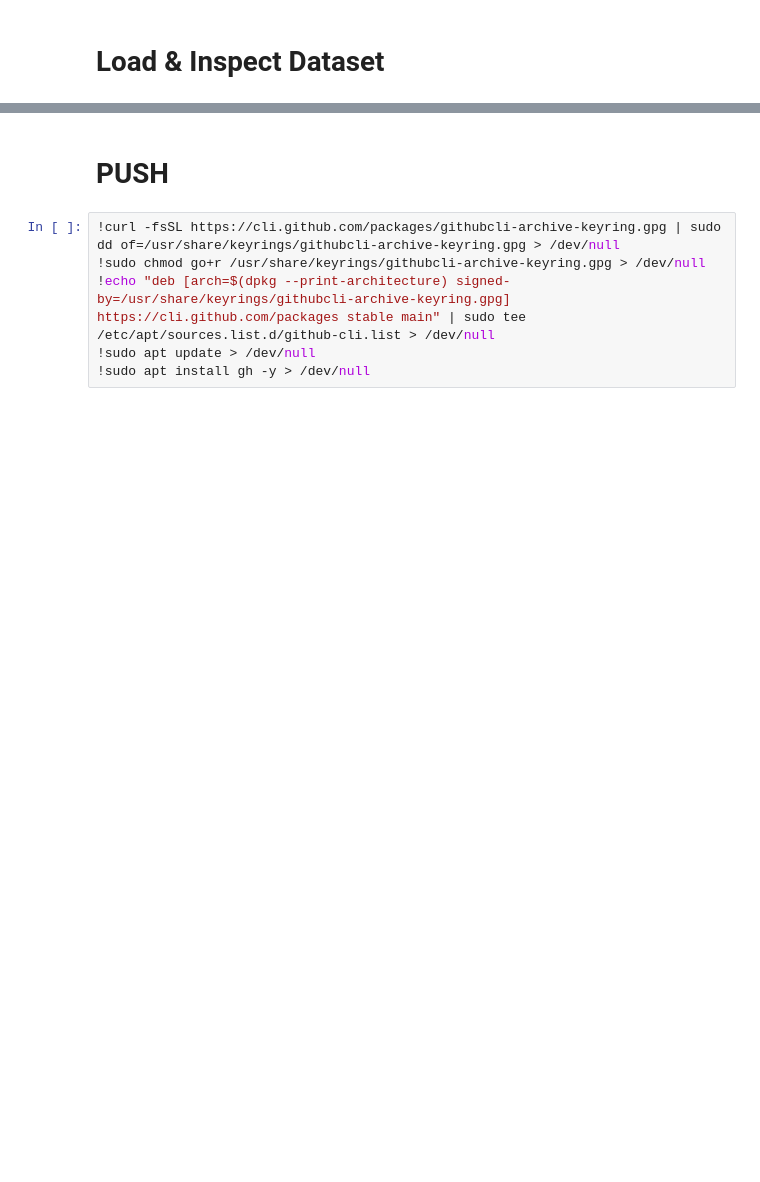
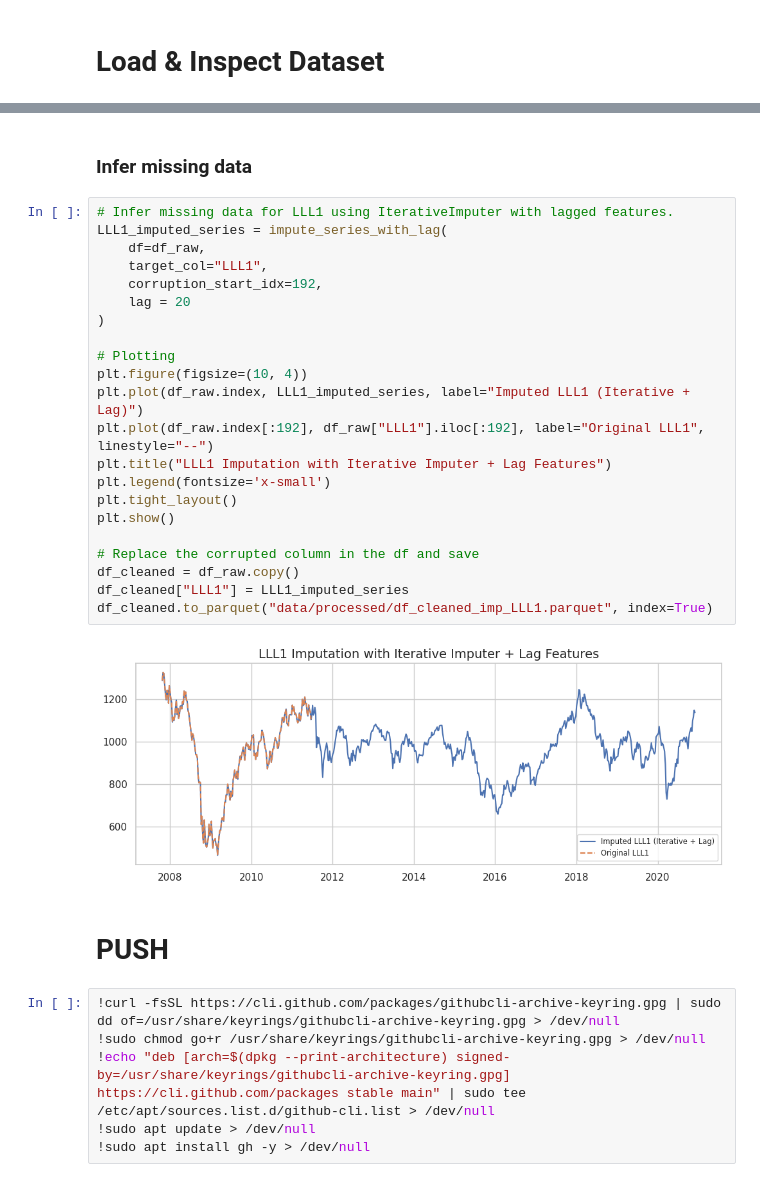
Before and after one commit to jacopo-raffaeli/portfolio-replica, a Jupyter notebook: notebooks/01_Exploratory_Data_Analysis.ipynb, the cells around one changed output, grey strips where cells are left out. Cells and saved outputs as stored; diff of their text form; blank space fills up the shorter version.

```diff
--- a/notebooks/01_Exploratory_Data_Analysis.ipynb
+++ b/notebooks/01_Exploratory_Data_Analysis.ipynb
@@ -158,3 +243,29 @@ dtype: int64
+# %% [markdown]
+### Infer missing data
+# %%
+# Infer missing data for LLL1 using IterativeImputer with lagged features.
+LLL1_imputed_series = impute_series_with_lag(
+    df=df_raw,
+    target_col="LLL1",
+    corruption_start_idx=192,
+    lag = 20
+)
+
+# Plotting
+plt.figure(figsize=(10, 4))
+plt.plot(df_raw.index, LLL1_imputed_series, label="Imputed LLL1 (Iterative + Lag)")
+plt.plot(df_raw.index[:192], df_raw["LLL1"].iloc[:192], label="Original LLL1", linestyle="--")
+plt.title("LLL1 Imputation with Iterative Imputer + Lag Features")
+plt.legend(fontsize='x-small')
+plt.tight_layout()
+plt.show()
+
+# Replace the corrupted column in the df and save
+df_cleaned = df_raw.copy()
+df_cleaned["LLL1"] = LLL1_imputed_series
+df_cleaned.to_parquet("data/processed/df_cleaned_imp_LLL1.parquet", index=True)
+# %% [output]
+[figure, added]
 # %% [markdown]
 # PUSH
 # %%
```
Also changed, not shown: parts of 22 cells of this notebook.
